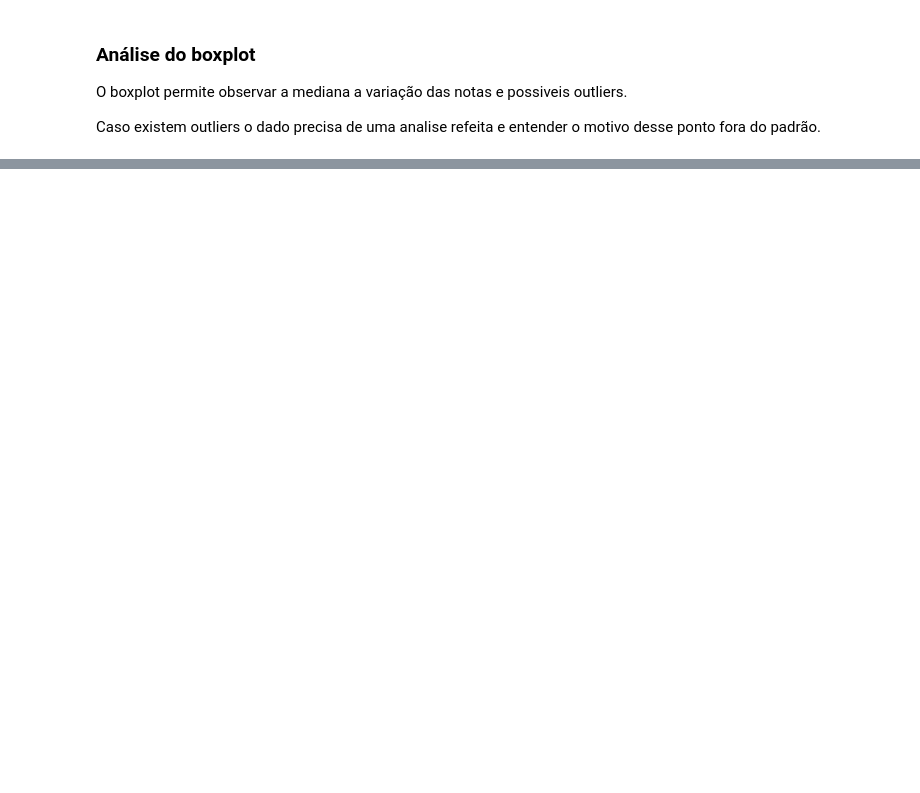
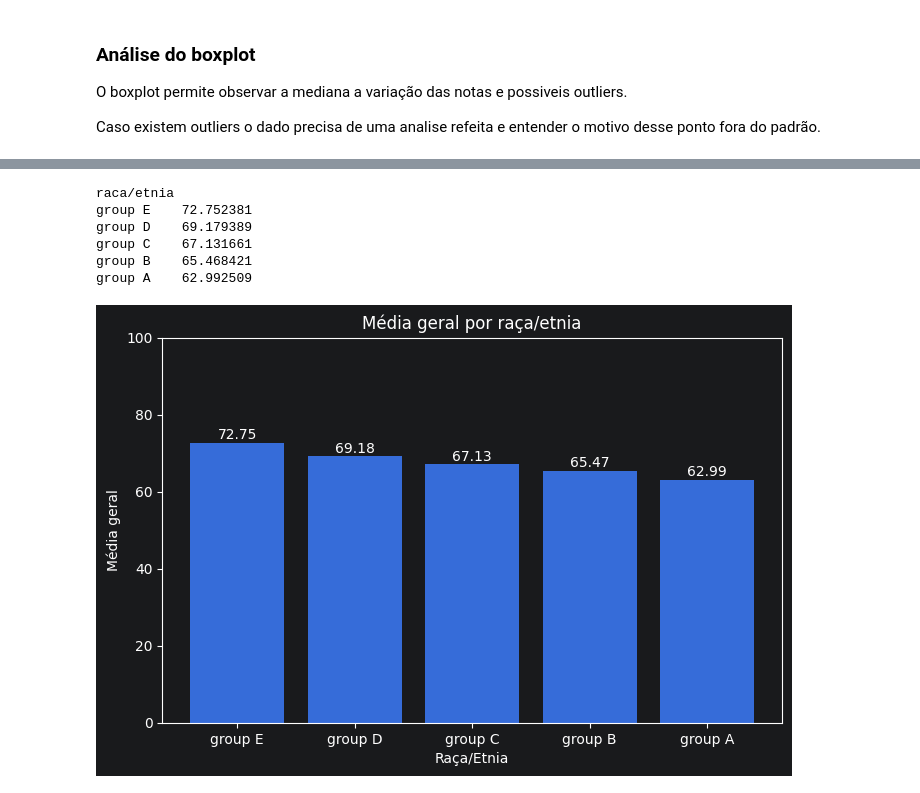
Before and after one commit to Rodrigo-Jr08/Semana-4, a Jupyter notebook: arquivo_novo.ipynb, the cells around one changed output, grey strips where cells are left out. Cells and saved outputs as stored; diff of their text form; code cells hidden in the pictures; blank space fills up the shorter version.

```diff
--- a/arquivo_novo.ipynb
+++ b/arquivo_novo.ipynb
@@ -97,6 +97,11 @@ plt.show()
 [figure]
 # %%
 #analise das notas
+dataset["media geral"] = (
+    dataset["nota em matematica"] +
+    dataset["nota em leitura"] +
+    dataset["nota em escrita"]
+) / 3
 media_notas= dataset[["nota em matematica", "nota em leitura", "nota em escrita"]].mean()
 
 #criando grafico de barras
@@ -237,0 +363,25 @@ ans_grupo("nivel de educacao familiar")
+# %%
+media_etnia = dataset.groupby("raca/etnia")["media geral"].mean().sort_values(ascending=False)
+
+print(media_etnia.to_string())
+
+plt.figure(figsize=(8, 5))
+plt.bar(media_etnia.index, media_etnia.values)
+
+plt.title("Média geral por raça/etnia")
+plt.xlabel("Raça/Etnia")
+plt.ylabel("Média geral")
+plt.ylim(0, 100)
+
+for i, valor in enumerate(media_etnia.values):
+    plt.text(i, valor + 1, f"{valor:.2f}", ha="center")
+
+plt.show()
+# %% [output]
+raca/etnia
+group E    72.752381
+group D    69.179389
+group C    67.131661
+group B    65.468421
+group A    62.992509
+[figure, added]
```
Also changed, not shown: parts of 10 cells of this notebook.
